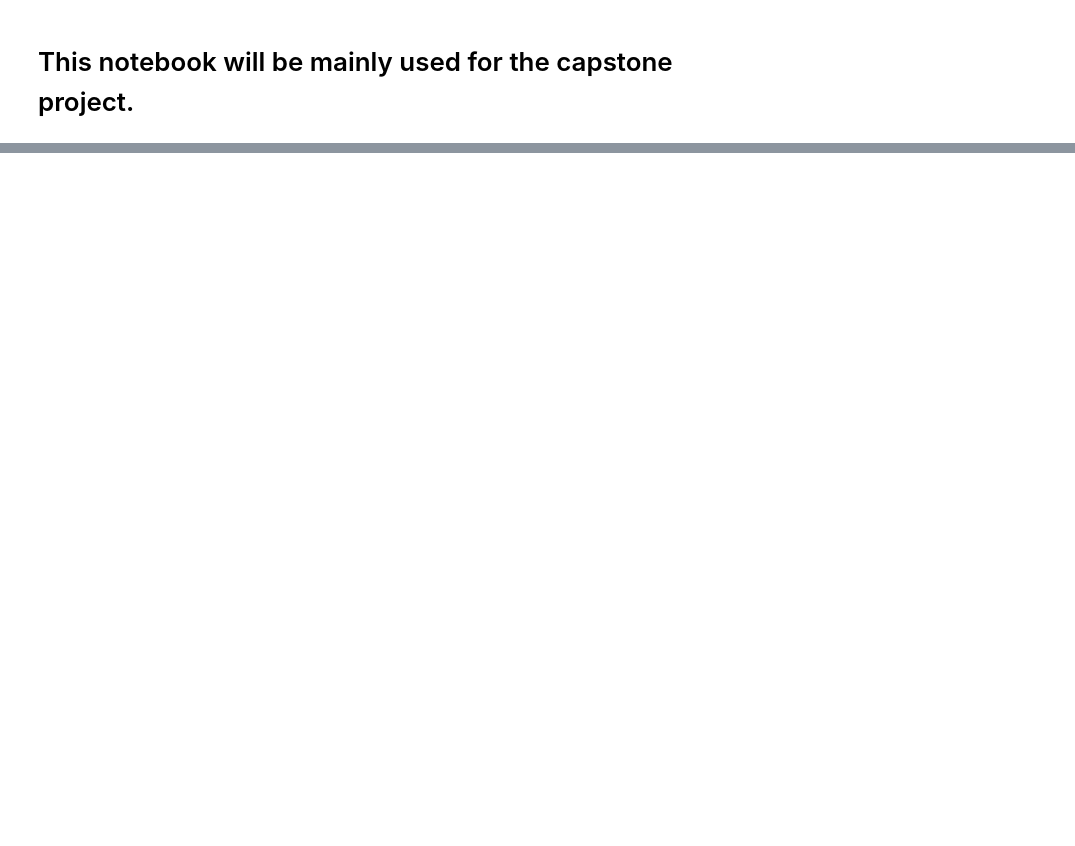
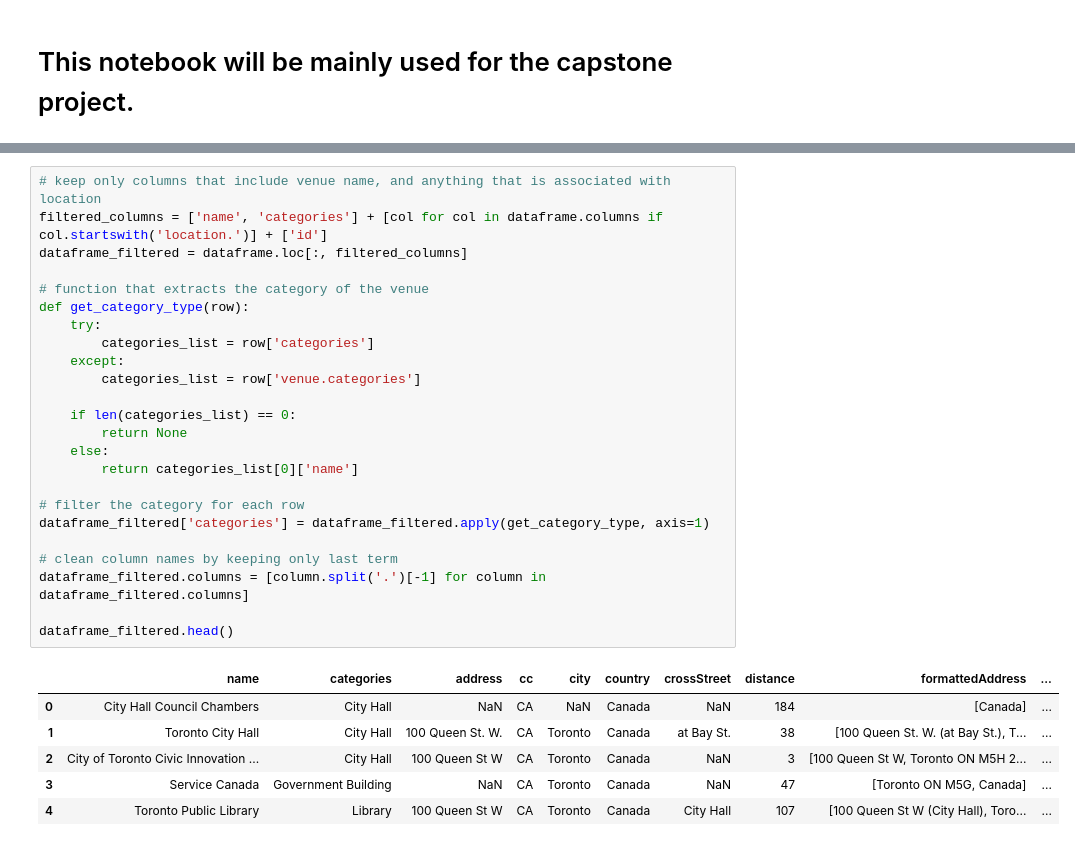
Before and after one commit to Parthj2945/Github-example, a Jupyter notebook: Notebook 1.ipynb, the cells around one changed output, grey strips where cells are left out. Saved outputs shown, nothing was run; the diff lists cells and outputs as text; blank space fills up the shorter version.

```diff
--- a/Notebook 1.ipynb
+++ b/Notebook 1.ipynb
@@ -45,0 +163,31 @@ dfc.head()
+# %%
+# keep only columns that include venue name, and anything that is associated with location
+filtered_columns = ['name', 'categories'] + [col for col in dataframe.columns if col.startswith('location.')] + ['id']
+dataframe_filtered = dataframe.loc[:, filtered_columns]
+
+# function that extracts the category of the venue
+def get_category_type(row):
+    try:
+        categories_list = row['categories']
+    except:
+        categories_list = row['venue.categories']
+
+    if len(categories_list) == 0:
+        return None
+    else:
+        return categories_list[0]['name']
+
+# filter the category for each row
+dataframe_filtered['categories'] = dataframe_filtered.apply(get_category_type, axis=1)
+
+# clean column names by keeping only last term
+dataframe_filtered.columns = [column.split('.')[-1] for column in dataframe_filtered.columns]
+
+dataframe_filtered.head()
+# %% [output]
+|  | name | categories | address | cc | city | country | crossStreet | distance | formattedAddress | ... |
+| 0 | City Hall Council Chambers | City Hall | NaN | CA | NaN | Canada | NaN | 184 | [Canada] | ... |
+| 1 | Toronto City Hall | City Hall | 100 Queen St. W. | CA | Toronto | Canada | at Bay St. | 38 | [100 Queen St. W. (at Bay St.), T... | ... |
+| 2 | City of Toronto Civic Innovation ... | City Hall | 100 Queen St W | CA | Toronto | Canada | NaN | 3 | [100 Queen St W, Toronto ON M5H 2... | ... |
+| 3 | Service Canada | Government Building | NaN | CA | Toronto | Canada | NaN | 47 | [Toronto ON M5G, Canada] | ... |
+| 4 | Toronto Public Library | Library | 100 Queen St W | CA | Toronto | Canada | City Hall | 107 | [100 Queen St W (City Hall), Toro... | ... |
```
Also changed, not shown: parts of 14 cells of this notebook.
